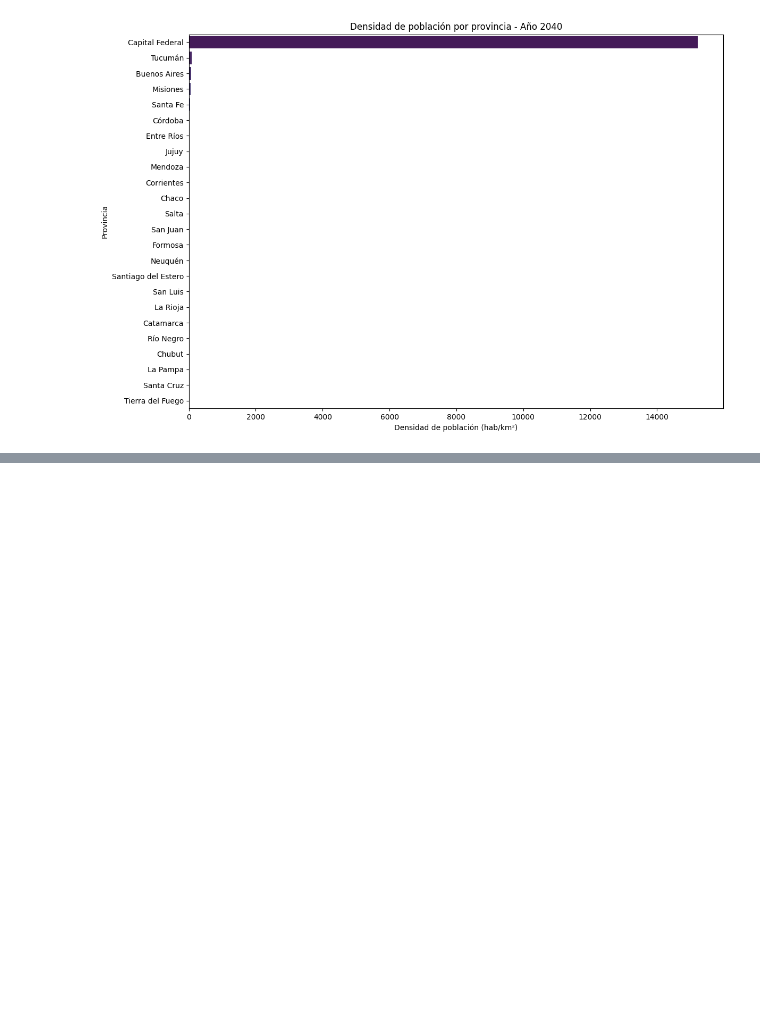
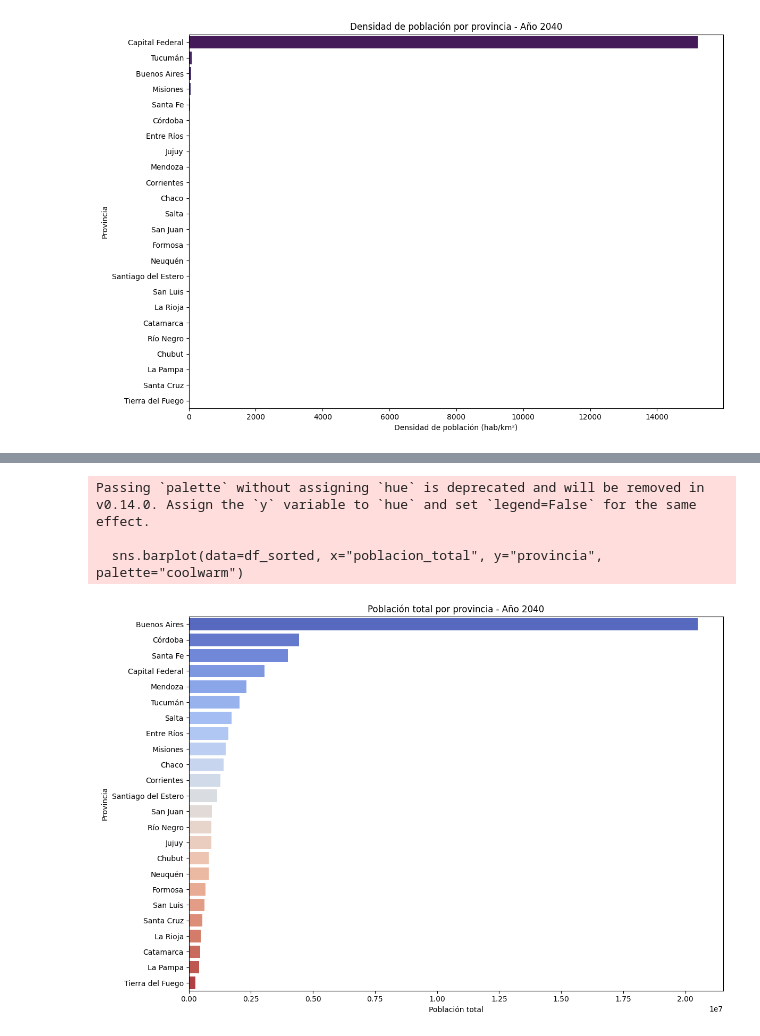
Before and after one commit to yanetcoronelok/api2_coronel_yanet, a Jupyter notebook: api2_coronel_yanet.ipynb, the cells around one changed output, grey strips where cells are left out. Saved outputs shown, nothing was run; the diff lists cells and outputs as text; code cells hidden in the pictures; blank space fills up the shorter version.

```diff
--- a/api2_coronel_yanet.ipynb
+++ b/api2_coronel_yanet.ipynb
@@ -576,0 +590,21 @@ Passing `palette` without assigning `hue` is deprecated and will be removed in v
+# %%
+# Filtrar el último año disponible
+latest_year = poblacion_superficie["anio"].max()
+df_latest = poblacion_superficie[poblacion_superficie["anio"] == latest_year]
+
+# Ordenar por población total
+df_sorted = df_latest.sort_values("poblacion_total", ascending=False)
+
+# Crear el gráfico de barras
+plt.figure(figsize=(12, 8))
+sns.barplot(data=df_sorted, x="poblacion_total", y="provincia", palette="coolwarm")
+plt.title(f"Población total por provincia - Año {latest_year}")
+plt.xlabel("Población total")
+plt.ylabel("Provincia")
+plt.tight_layout()
+plt.show()
+# %% [output]
+Passing `palette` without assigning `hue` is deprecated and will be removed in v0.14.0. Assign the `y` variable to `hue` and set `legend=False` for the same effect.
+
+  sns.barplot(data=df_sorted, x="poblacion_total", y="provincia", palette="coolwarm")
+[figure, added]
```
Also changed, not shown: parts of 9 cells of this notebook.
